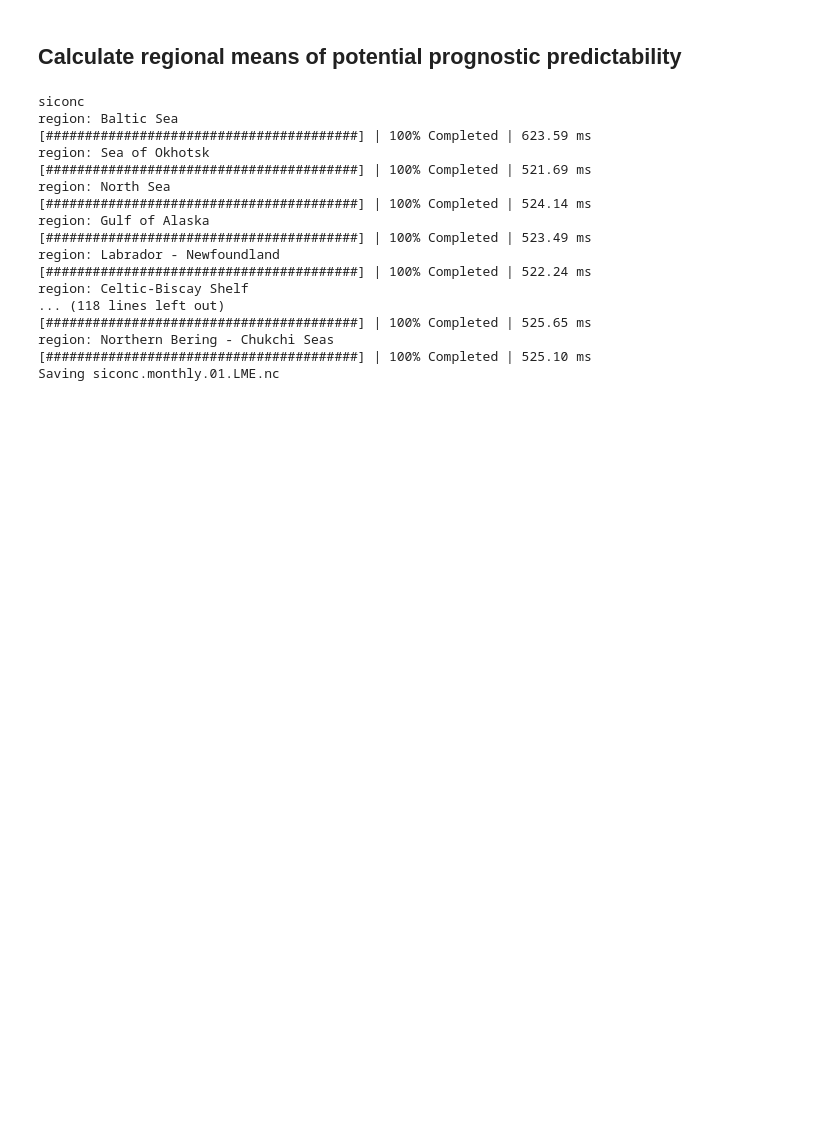
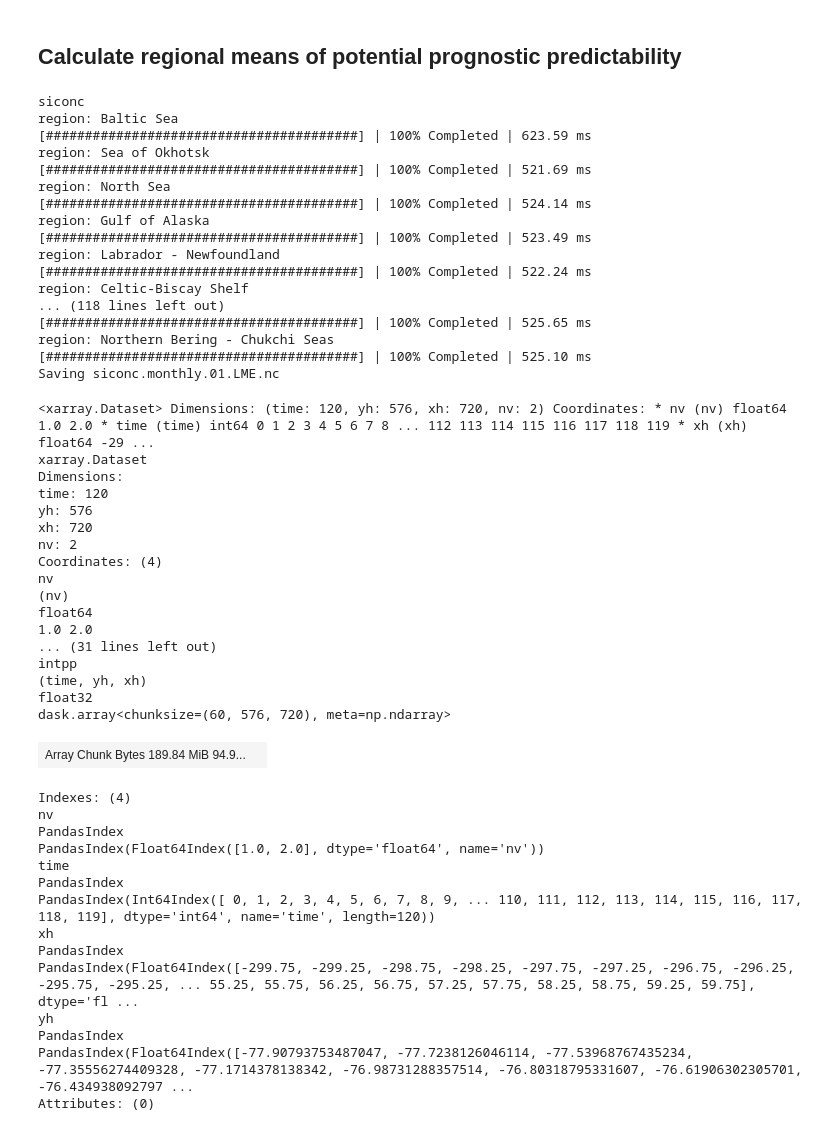
Before and after one commit to gmacgilchrist/esm4ppe_dev, a Jupyter notebook: notebooks/analysis/calc_skill_regionalmeans.ipynb, the cells around one changed output. Saved outputs shown, nothing was run; the diff lists cells and outputs as text; code cells hidden in the pictures; blank space fills up the shorter version.

```diff
--- a/notebooks/analysis/calc_skill_regionalmeans.ipynb
+++ b/notebooks/analysis/calc_skill_regionalmeans.ipynb
@@ -16,8 +16,8 @@ from averaging import *
 import os
 import re
 # %%
-ppname = 'ice_month'
-maskset = 'LME' # LME or global
+ppname = 'ocean_cobalt_omip_2d'
+maskset = 'global' # LME or global
 metric = 'ppp'
 comparison = 'e2c'
 overwrite = True
@@ -75,3 +75,38 @@ region: Celtic-Biscay Shelf
 region: Northern Bering - Chukchi Seas
 [########################################] | 100% Completed | 525.10 ms
 Saving siconc.monthly.01.LME.nc
+# %%
+skill
+# %% [output]
+<xarray.Dataset> Dimensions: (time: 120, yh: 576, xh: 720, nv: 2) Coordinates: * nv (nv) float64 1.0 2.0 * time (time) int64 0 1 2 3 4 5 6 7 8 ... 112 113 114 115 116 117 118 119 * xh (xh) float64 -29 ...
+xarray.Dataset
+Dimensions:
+time: 120
+yh: 576
+xh: 720
+nv: 2
+Coordinates: (4)
+nv
+(nv)
+float64
+1.0 2.0
+... (31 lines left out)
+intpp
+(time, yh, xh)
+float32
+dask.array<chunksize=(60, 576, 720), meta=np.ndarray>
+| Array Chunk Bytes 189.84 MiB 94.9... |  |
+Indexes: (4)
+nv
+PandasIndex
+PandasIndex(Float64Index([1.0, 2.0], dtype='float64', name='nv'))
+time
+PandasIndex
+PandasIndex(Int64Index([ 0, 1, 2, 3, 4, 5, 6, 7, 8, 9, ... 110, 111, 112, 113, 114, 115, 116, 117, 118, 119], dtype='int64', name='time', length=120))
+xh
+PandasIndex
+PandasIndex(Float64Index([-299.75, -299.25, -298.75, -298.25, -297.75, -297.25, -296.75, -296.25, -295.75, -295.25, ... 55.25, 55.75, 56.25, 56.75, 57.25, 57.75, 58.25, 58.75, 59.25, 59.75], dtype='fl ...
+yh
+PandasIndex
+PandasIndex(Float64Index([-77.90793753487047, -77.7238126046114, -77.53968767435234, -77.35556274409328, -77.1714378138342, -76.98731288357514, -76.80318795331607, -76.61906302305701, -76.434938092797 ...
+Attributes: (0)
```
Also changed, not shown: 51 other files.
